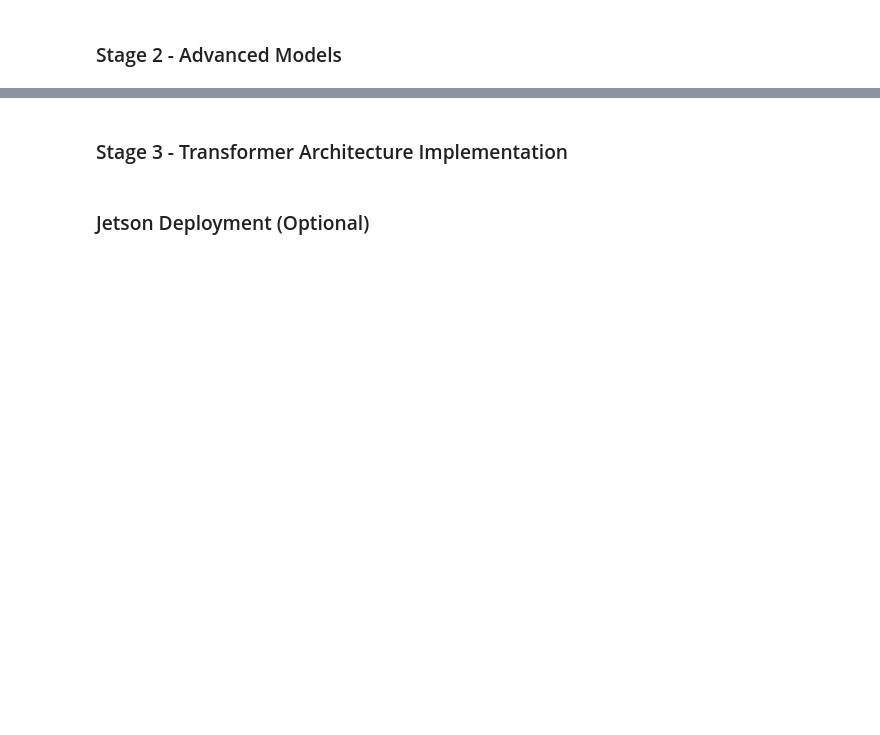
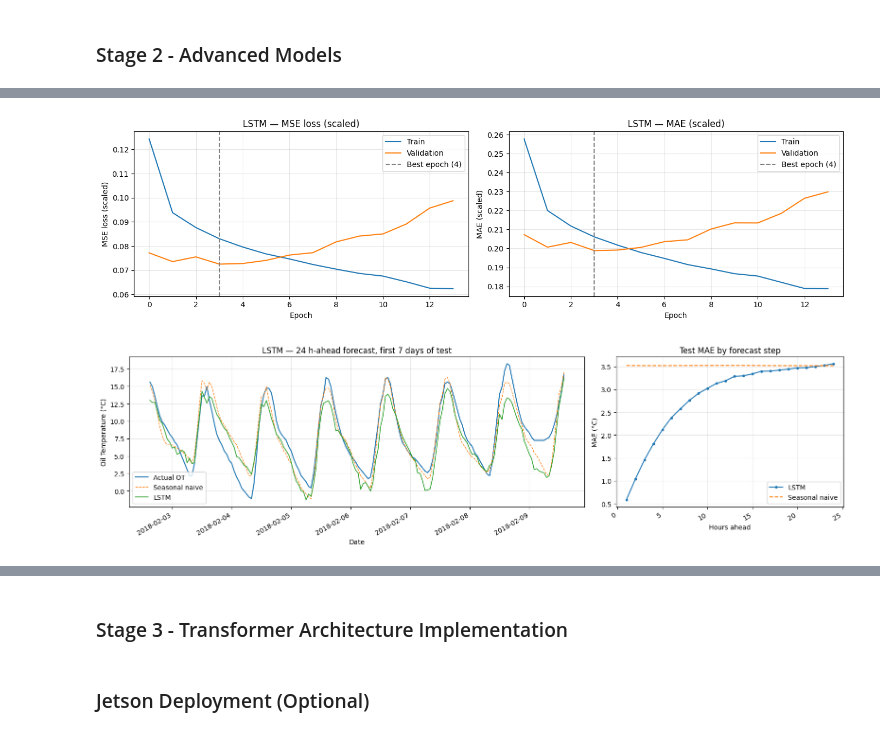
Before and after one commit to janwod/TransformerTempTracker, a Jupyter notebook: AISE4010_Project_Group07.ipynb, the cells around one changed output, grey strips where cells are left out. Cells and saved outputs as stored; diff of their text form; code cells hidden in the pictures; blank space fills up the shorter version.

Commit message:
Add Stage 2 LSTM/GRU models

```diff
--- a/AISE4010_Project_Group07.ipynb
+++ b/AISE4010_Project_Group07.ipynb
@@ -860,0 +886,15 @@ The gain is small. The whole grid only spans 2.336 to 2.482 °C, and every run u
+# %%
+# One builder for all recurrent models so LSTM, GRU and plain RNN differ only in the cell type.
+RNN_CELLS = {'rnn': layers.SimpleRNN, 'lstm': layers.LSTM, 'gru': layers.GRU}
+
+def build_rnn(cell='lstm', units=64, n_layers=1, dropout=0.2):
+    inputs = keras.Input(shape=(LOOKBACK, N_FEATURES))
+    x, last_ot = normalize_window(inputs)                 # same normalisation as MLP / CNN
+    for i in range(n_layers):
+        is_last = i == n_layers - 1
+        # Earlier layers pass the full sequence on; the last one returns only its final hidden state.
+        x = RNN_CELLS[cell](units, return_sequences=not is_last, name=f'{cell}_{i + 1}')(x)
+    x = layers.Dropout(dropout)(x)
+    delta = layers.Dense(HORIZON)(x)                      # predicted change from the last OT
+    outputs = delta + last_ot
+    return keras.Model(inputs, outputs, name=cell.upper())
@@ -860,0 +903,12 @@ The gain is small. The whole grid only spans 2.336 to 2.482 °C, and every run u
+# %%
+LSTM_CONFIG = {'cell': 'lstm', 'units': 64, 'n_layers': 1, 'dropout': 0.2,
+               'lr': 1e-3, 'batch_size': 64}
+
+lstm, lstm_hist, lstm_time = fit_model(build_rnn, **LSTM_CONFIG)
+lstm.summary()
+
+lstm_val_pred, lstm_test_pred = evaluate_model('LSTM', lstm, lstm_hist, lstm_time)
+lstm_epochs = len(lstm_hist.history['loss'])
+lstm_best = int(np.argmin(lstm_hist.history['val_loss'])) + 1
+print(f'LSTM: {lstm_epochs} epochs (best {lstm_best}), {lstm_time:.1f} s')
+display(comparison_table())
@@ -860,0 +947,7 @@ The gain is small. The whole grid only spans 2.336 to 2.482 °C, and every run u
+# %%
+# LSTM learning curves and test forecasts.
+plot_learning_curves(lstm_hist, 'LSTM')
+plot_forecasts(lstm_test_pred, 'LSTM')
+# %% [output]
+[figure, added]
+[figure, added]
```
Also changed, not shown: parts of 19 cells of this notebook.
